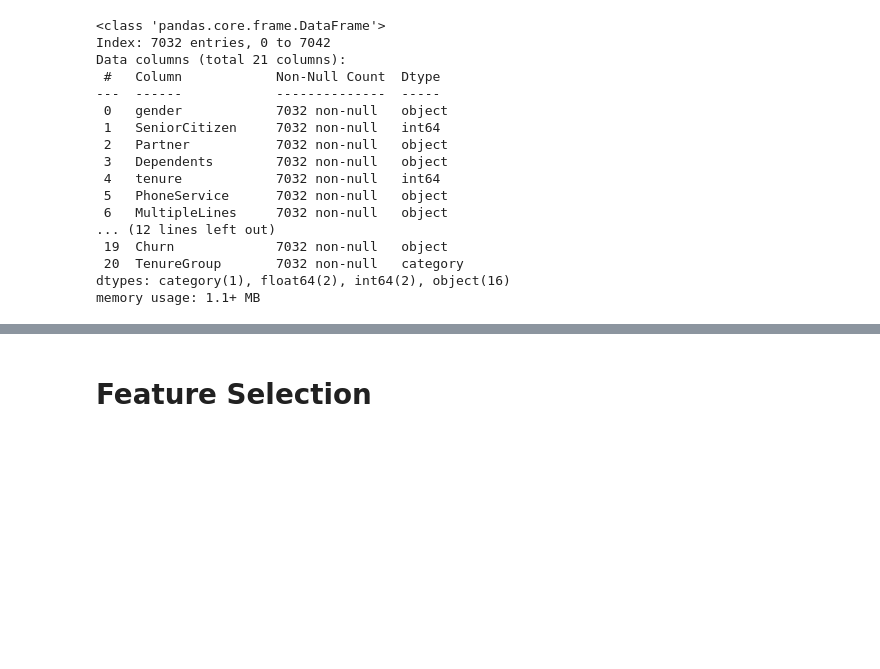
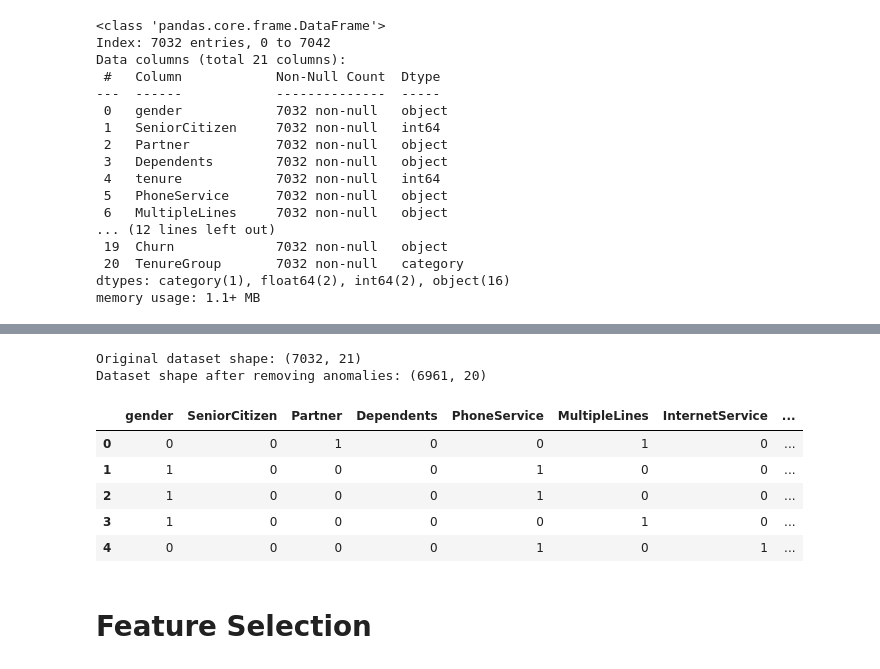
Before and after one commit to kesiee/ml_term_project_2024, a Jupyter notebook: Final_Pipeline.ipynb, the cells around one changed output, grey strips where cells are left out. Cells and saved outputs as stored; diff of their text form; code cells hidden in the pictures; blank space fills up the shorter version.

```diff
--- a/Final_Pipeline.ipynb
+++ b/Final_Pipeline.ipynb
@@ -272,3 +320,25 @@ correlation_encoded
+# %%
+# Remove anomalies from the dataset
+telco_data_cleaned_no_anomalies = telco_data_cleaned[telco_data_cleaned['Anomaly'] == 1]
+
+# Drop the 'Anomaly' column as it's no longer needed
+telco_data_cleaned_no_anomalies = telco_data_cleaned_no_anomalies.drop(columns=['Anomaly'])
+
+# Display the shape of the dataset before and after cleaning
+print(f"Original dataset shape: {telco_data_cleaned.shape}")
+print(f"Dataset shape after removing anomalies: {telco_data_cleaned_no_anomalies.shape}")
+
+# Display a sample of the cleaned dataset
+telco_data_cleaned_no_anomalies.head()
+# %% [output]
+Original dataset shape: (7032, 21)
+Dataset shape after removing anomalies: (6961, 20)
+|  | gender | SeniorCitizen | Partner | Dependents | PhoneService | MultipleLines | InternetService | ... |
+| 0 | 0 | 0 | 1 | 0 | 0 | 1 | 0 | ... |
+| 1 | 1 | 0 | 0 | 0 | 1 | 0 | 0 | ... |
+| 2 | 1 | 0 | 0 | 0 | 1 | 0 | 0 | ... |
+| 3 | 1 | 0 | 0 | 0 | 0 | 1 | 0 | ... |
+| 4 | 0 | 0 | 0 | 0 | 1 | 0 | 1 | ... |
 # %% [markdown]
 # Feature Selection
 # %%
```
Also changed, not shown: parts of 4 cells of this notebook.
